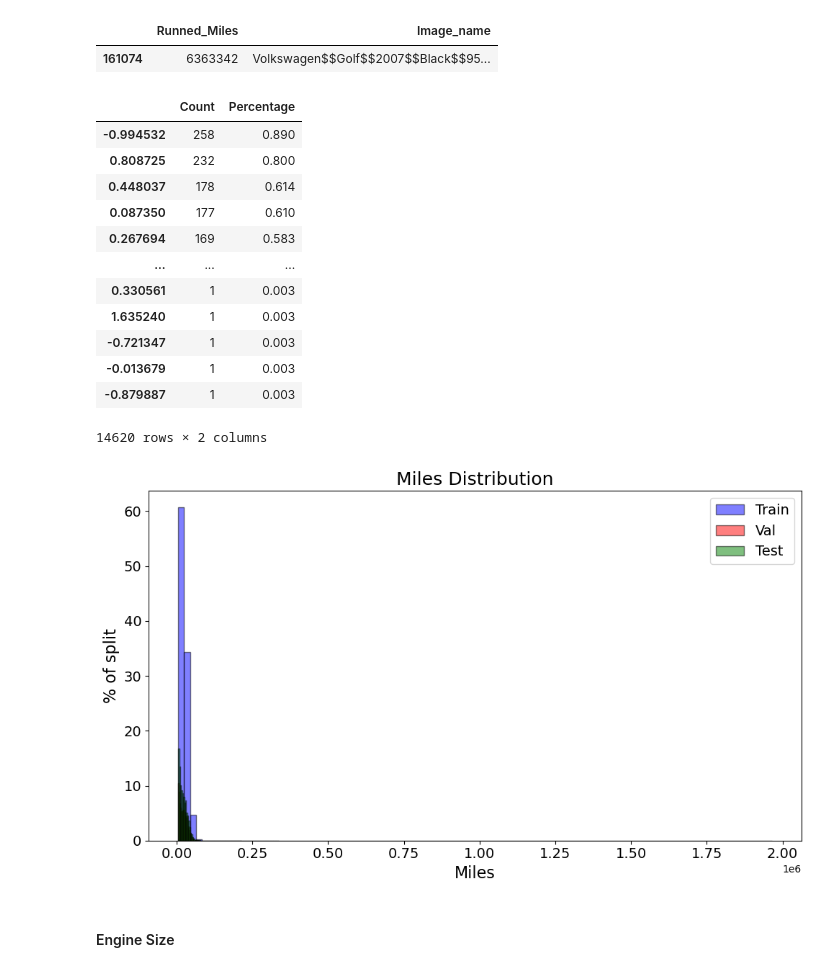
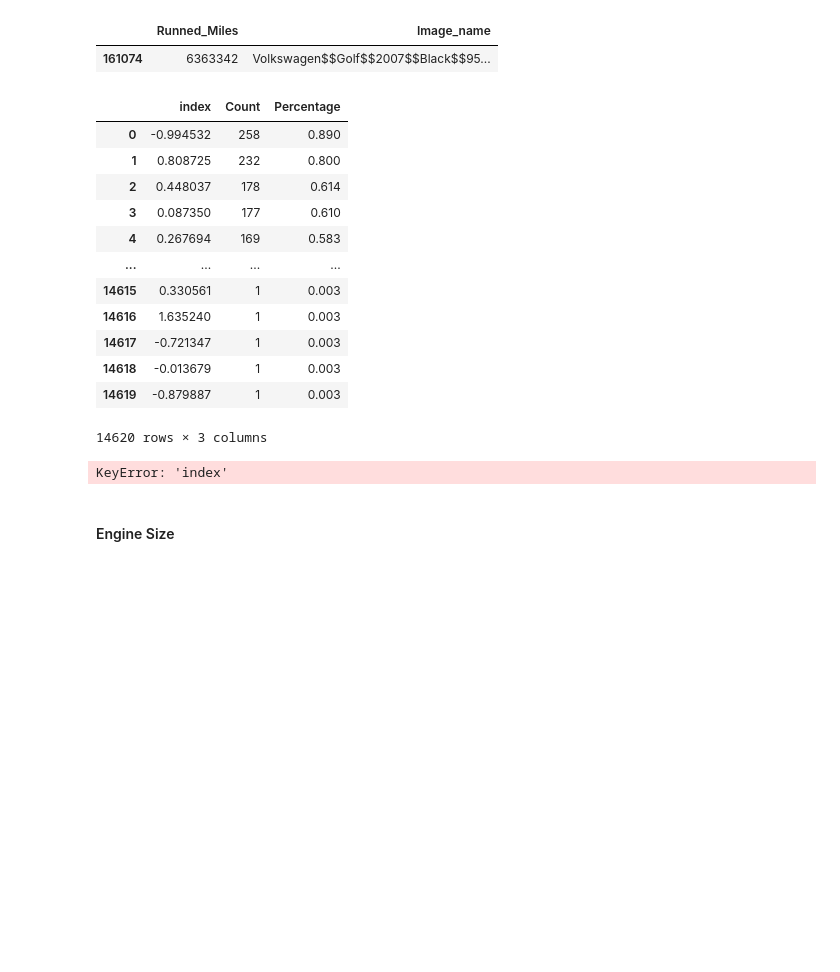
Before and after one commit to kgutjahr/STiL-TTA, a Jupyter notebook: data/visualize_dataset.ipynb, the cells around one changed output. Drawn from its saved outputs; the diff is of its cells as text; code cells hidden in the pictures; blank space fills up the shorter version.

```diff
--- a/data/visualize_dataset.ipynb
+++ b/data/visualize_dataset.ipynb
@@ -744,29 +744,30 @@ std = pd.Series({
 # %%
 train_year_counts = get_counts(df=train_df, feature=7)
 val_year_counts = get_counts(df=val_df, feature=7)
 test_year_counts = get_counts(df=test_df, feature=7)
+display(train_year_counts.reset_index())
 
-train_month_denorm_df = denormalize_column(df=train_df, column=7, means=mean, stds=std)
-display(train_year_counts)
+train_month_denorm_df = denormalize_column(df=train_year_counts.reset_index(), column="index", means=mean, stds=std)
+display(train_month_denorm_df)
 val_month_denorm_df = denormalize_column(df=val_df, column=7, means=mean, stds=std)
 test_month_denorm_df = denormalize_column(df=test_df, column=7, means=mean, stds=std)
 
 plot_histogram_comparison(train=train_month_denorm_df, val=val_month_denorm_df, test=test_month_denorm_df, feature="Miles", bins=100)
 # %% [output]
-|  | Count | Percentage |
-| -0.994532 | 258 | 0.890 |
-| 0.808725 | 232 | 0.800 |
-| 0.448037 | 178 | 0.614 |
-| 0.087350 | 177 | 0.610 |
-| 0.267694 | 169 | 0.583 |
-| ... | ... | ... |
-| 0.330561 | 1 | 0.003 |
-| 1.635240 | 1 | 0.003 |
-| -0.721347 | 1 | 0.003 |
-| -0.013679 | 1 | 0.003 |
-| -0.879887 | 1 | 0.003 |
+|  | index | Count | Percentage |
+| 0 | -0.994532 | 258 | 0.890 |
+| 1 | 0.808725 | 232 | 0.800 |
+| 2 | 0.448037 | 178 | 0.614 |
+| 3 | 0.087350 | 177 | 0.610 |
+| 4 | 0.267694 | 169 | 0.583 |
+| ... | ... | ... | ... |
+| 14615 | 0.330561 | 1 | 0.003 |
+| 14616 | 1.635240 | 1 | 0.003 |
+| 14617 | -0.721347 | 1 | 0.003 |
+| 14618 | -0.013679 | 1 | 0.003 |
+| 14619 | -0.879887 | 1 | 0.003 |
-14620 rows × 2 columns
+14620 rows × 3 columns
-[figure, removed]
+KeyError: 'index'
 # %% [markdown]
 #### Engine Size
 # %%
```
Also changed, not shown: 10 other files.
